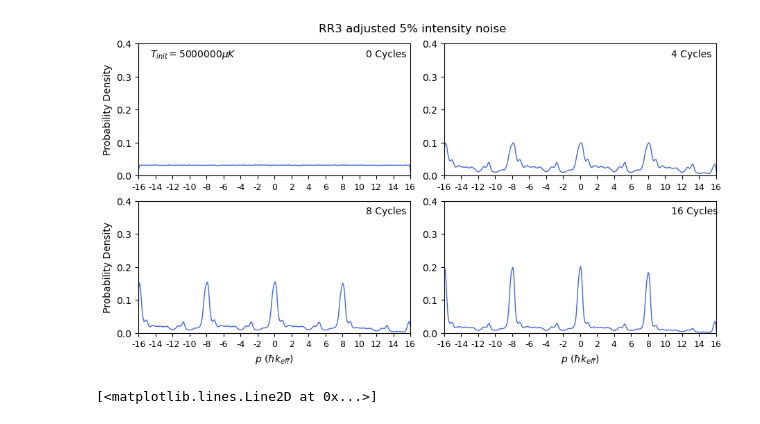
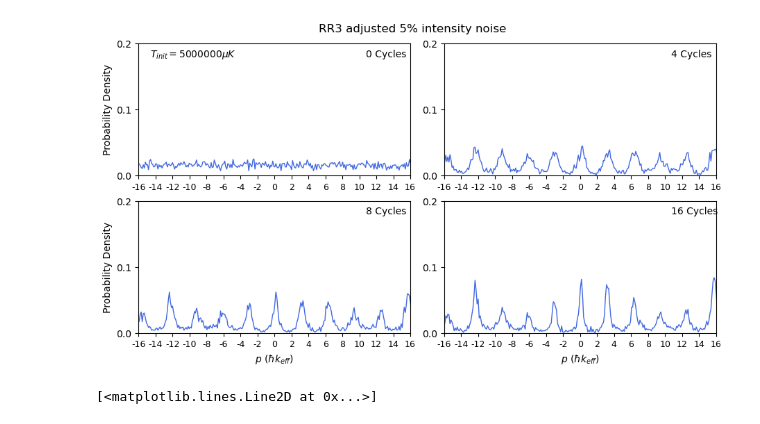
Before and after one commit to tr2g20/simulations, a Jupyter notebook: alg_cooling_flat.ipynb, the cells around one changed output. Drawn from its saved outputs; the diff is of its cells as text; code cells hidden in the pictures.

```diff
--- a/alg_cooling_flat.ipynb
+++ b/alg_cooling_flat.ipynb
@@ -62,16 +70,16 @@ global_range = (global_min, global_max)
 # %%
 
 cycles_list = np.array([0,4,8,16])
-index_list = np.array([0,8,16,24])
+index_list = np.array([0,8,16,32])
 bins_list = np.full(4, 1000)
 bins_list[0] = 1000
 
 plot_coolingcycles_22(moms_list=moms_list, fracs_list=fracs_list, basis=basis, datarange=global_range, cycles_list=cycles_list, index_list=index_list, bins_list=bins_list, title='RR3 adjusted 5% intensity noise', temp=5, show=False,
-                      ylims=0.4,
+                      ylims=0.2,
                      #   save_dir="plots/histograms/RR2/2026-03-20_RR2_adjustedMDFE_0.05beam_f3_96cycles_15muK_6000atoms_1e6Hz.png"
                        )
 # %% [output]
-[figure, old version]
+[figure, new version]
 # %%
 
 
```
Also changed, not shown: parts of 3 cells of this notebook, 18 other files.
